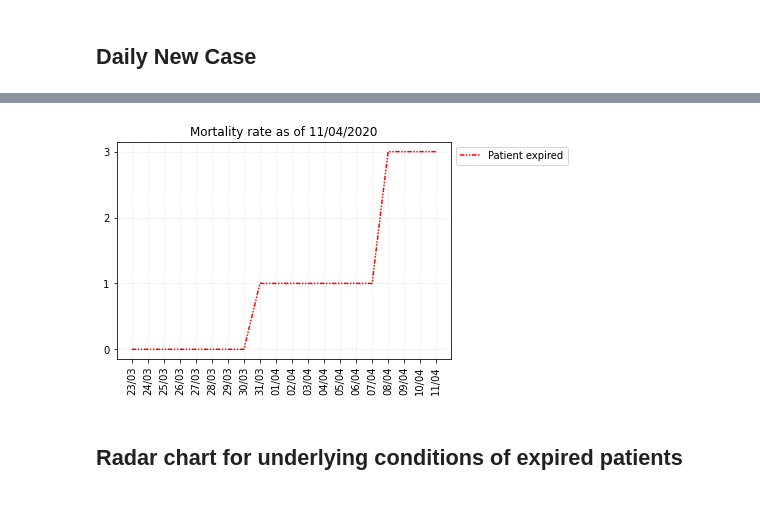
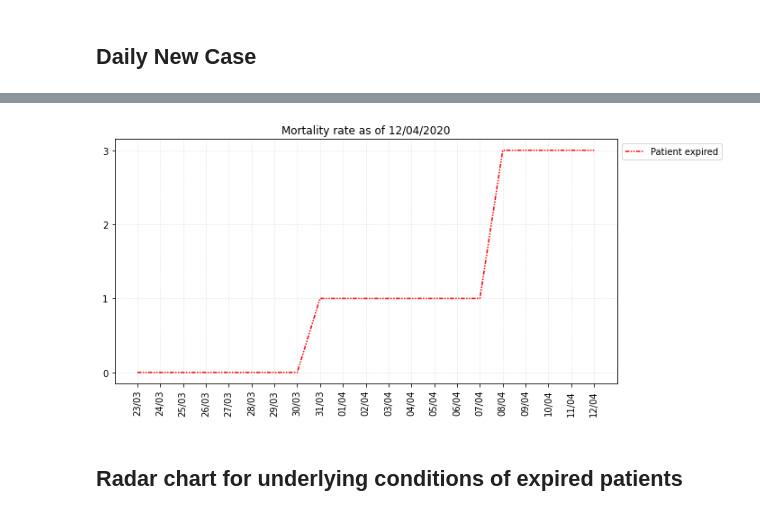
Before and after one commit to finerbrighterlighter/myanmar_covid19, a Jupyter notebook: exponential_growth.ipynb, the cells around one changed output, grey strips where cells are left out. Drawn from its saved outputs; the diff is of its cells as text; code cells hidden in the pictures.

```diff
--- a/exponential_growth.ipynb
+++ b/exponential_growth.ipynb
@@ -203,26 +203,26 @@ exp_df
 # %%
-fig, ax = plt.subplots()
+fig, ax = plt.subplots(figsize=(10,5))
 ax.grid(linestyle=':', linewidth='0.5', color='silver')
 ax.set_axisbelow(True)
 
 
 xindex = np.arange(len(pd.date_range(start=exp_df.date.min(), end=pd.to_datetime("today").tz_localize("UTC").tz_convert("Asia/Yangon"))))
 
 
 plt.xticks(xindex,pd.date_range(start=exp_df.date.min(), end=pd.to_datetime("today").tz_localize("UTC").tz_convert("Asia/Yangon")).strftime('%d/%m'), fontsize=10, rotation=90)
 plt.gca().yaxis.set_major_locator(mticker.MultipleLocator(1))
 
 expire = plt.plot(xindex,exp_df["total"], linestyle=(0, (3, 1, 1, 1, 1, 1)), color="red")
 
 plt.title("Mortality rate as of "+str(pd.to_datetime("today").tz_localize("UTC").tz_convert("Asia/Yangon").strftime("%d/%m/%Y")))
 plt.legend((expire),("Patient expired",),loc='upper left', bbox_to_anchor=(1, 1))
 
 exp_cases = str(pd.to_datetime("today").tz_localize("UTC").tz_convert("Asia/Yangon").strftime("%d-%m-%Y"))+"_exp.svg"
 plt.savefig(exp_cases, bbox_inches = "tight")
 plt.show()
 files.download(exp_cases)
 # %% [output]
-[figure, old version]
+[figure, new version]
 # %% [markdown]
 ## Radar chart for underlying conditions of expired patients
 # %%
```
Also changed, not shown: parts of 18 cells of this notebook.
